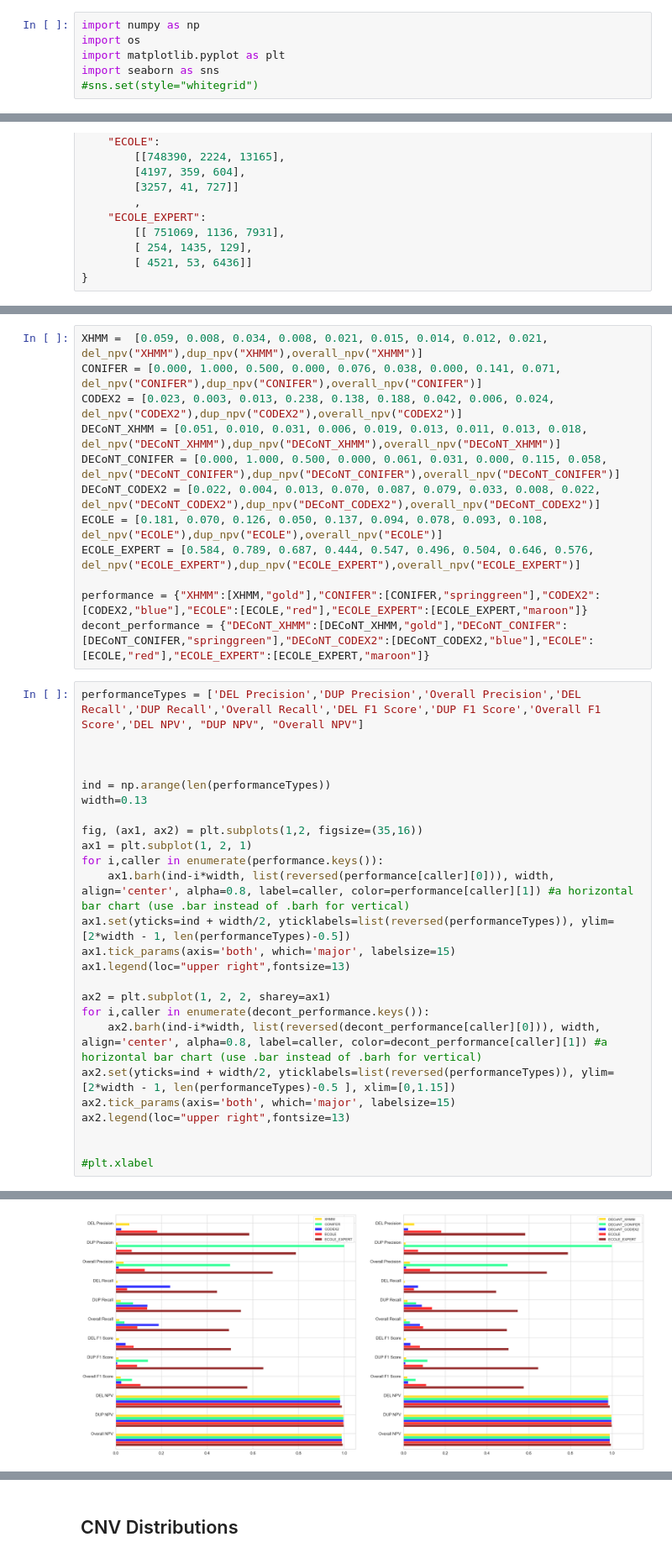
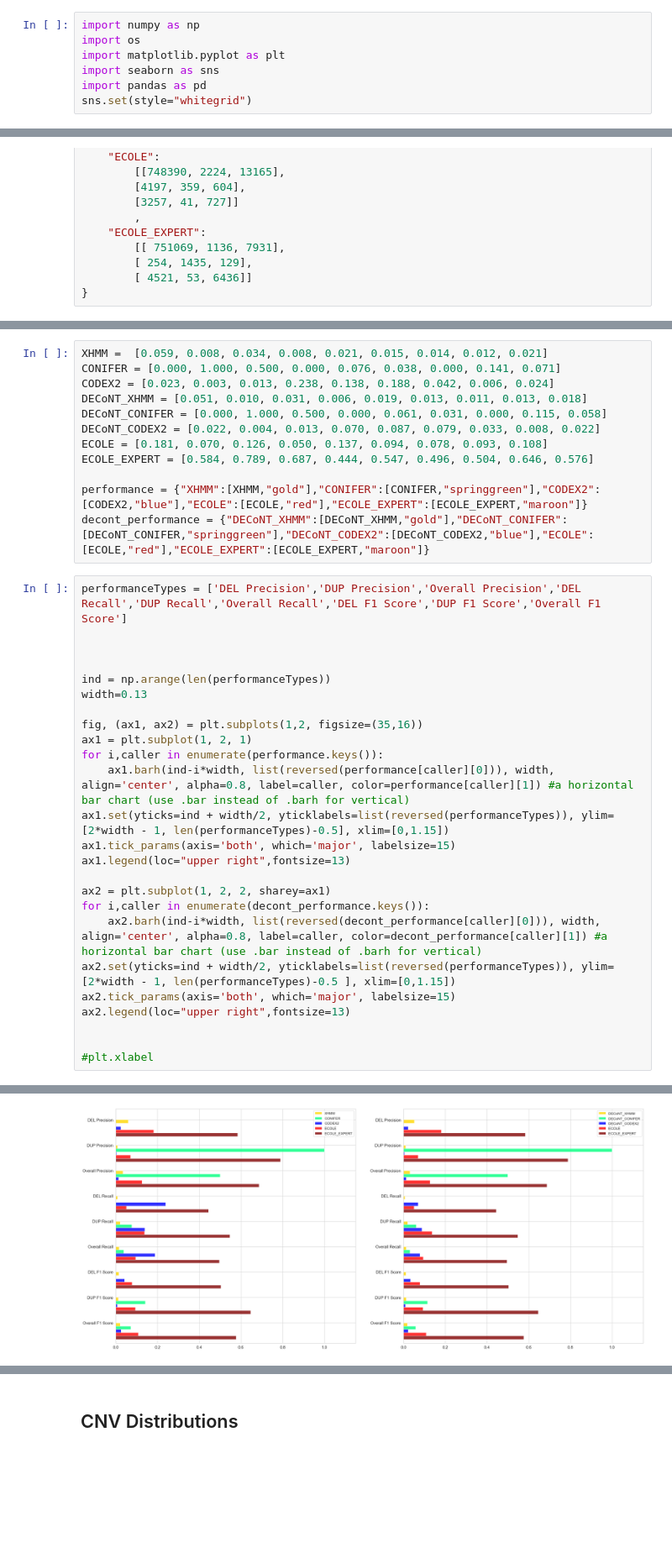
Before and after one commit to alperylmzz/ECOLE-revision, a Jupyter notebook: Figure 3.ipynb, the cells around one changed output, grey strips where cells are left out. Shown at 84% size. Cells and saved outputs as stored; diff of their text form; blank space fills up the shorter version.

```diff
--- a/Figure 3.ipynb
+++ b/Figure 3.ipynb
@@ -5,7 +5,8 @@ import numpy as np
 import os
 import matplotlib.pyplot as plt
 import seaborn as sns
-#sns.set(style="whitegrid")
+import pandas as pd
+sns.set(style="whitegrid")
 # %% [markdown]
 ## Beautifying Figure 3
 # %%
@@ -66,40 +108,40 @@ def overall_npv(method):
 # %%
-XHMM =  [0.059, 0.008, 0.034, 0.008, 0.021, 0.015, 0.014, 0.012, 0.021, del_npv("XHMM"),dup_npv("XHMM"),overall_npv("XHMM")]
-CONIFER = [0.000, 1.000, 0.500, 0.000, 0.076, 0.038, 0.000, 0.141, 0.071, del_npv("CONIFER"),dup_npv("CONIFER"),overall_npv("CONIFER")]
-CODEX2 = [0.023, 0.003, 0.013, 0.238, 0.138, 0.188, 0.042, 0.006, 0.024, del_npv("CODEX2"),dup_npv("CODEX2"),overall_npv("CODEX2")]
-DECoNT_XHMM = [0.051, 0.010, 0.031, 0.006, 0.019, 0.013, 0.011, 0.013, 0.018, del_npv("DECoNT_XHMM"),dup_npv("DECoNT_XHMM"),overall_npv("DECoNT_XHMM")]
-DECoNT_CONIFER = [0.000, 1.000, 0.500, 0.000, 0.061, 0.031, 0.000, 0.115, 0.058, del_npv("DECoNT_CONIFER"),dup_npv("DECoNT_CONIFER"),overall_npv("DECoNT_CONIFER")]
-DECoNT_CODEX2 = [0.022, 0.004, 0.013, 0.070, 0.087, 0.079, 0.033, 0.008, 0.022, del_npv("DECoNT_CODEX2"),dup_npv("DECoNT_CODEX2"),overall_npv("DECoNT_CODEX2")]
-ECOLE = [0.181, 0.070, 0.126, 0.050, 0.137, 0.094, 0.078, 0.093, 0.108, del_npv("ECOLE"),dup_npv("ECOLE"),overall_npv("ECOLE")]
-ECOLE_EXPERT = [0.584, 0.789, 0.687, 0.444, 0.547, 0.496, 0.504, 0.646, 0.576, del_npv("ECOLE_EXPERT"),dup_npv("ECOLE_EXPERT"),overall_npv("ECOLE_EXPERT")]
+XHMM =  [0.059, 0.008, 0.034, 0.008, 0.021, 0.015, 0.014, 0.012, 0.021]
+CONIFER = [0.000, 1.000, 0.500, 0.000, 0.076, 0.038, 0.000, 0.141, 0.071]
+CODEX2 = [0.023, 0.003, 0.013, 0.238, 0.138, 0.188, 0.042, 0.006, 0.024]
+DECoNT_XHMM = [0.051, 0.010, 0.031, 0.006, 0.019, 0.013, 0.011, 0.013, 0.018]
+DECoNT_CONIFER = [0.000, 1.000, 0.500, 0.000, 0.061, 0.031, 0.000, 0.115, 0.058]
+DECoNT_CODEX2 = [0.022, 0.004, 0.013, 0.070, 0.087, 0.079, 0.033, 0.008, 0.022]
+ECOLE = [0.181, 0.070, 0.126, 0.050, 0.137, 0.094, 0.078, 0.093, 0.108]
+ECOLE_EXPERT = [0.584, 0.789, 0.687, 0.444, 0.547, 0.496, 0.504, 0.646, 0.576]
 
 performance = {"XHMM":[XHMM,"gold"],"CONIFER":[CONIFER,"springgreen"],"CODEX2":[CODEX2,"blue"],"ECOLE":[ECOLE,"red"],"ECOLE_EXPERT":[ECOLE_EXPERT,"maroon"]}
 decont_performance = {"DECoNT_XHMM":[DECoNT_XHMM,"gold"],"DECoNT_CONIFER":[DECoNT_CONIFER,"springgreen"],"DECoNT_CODEX2":[DECoNT_CODEX2,"blue"],"ECOLE":[ECOLE,"red"],"ECOLE_EXPERT":[ECOLE_EXPERT,"maroon"]}
 # %%
-performanceTypes = ['DEL Precision','DUP Precision','Overall Precision','DEL Recall','DUP Recall','Overall Recall','DEL F1 Score','DUP F1 Score','Overall F1 Score','DEL NPV', "DUP NPV", "Overall NPV"]
+performanceTypes = ['DEL Precision','DUP Precision','Overall Precision','DEL Recall','DUP Recall','Overall Recall','DEL F1 Score','DUP F1 Score','Overall F1 Score']
 
 
 
 ind = np.arange(len(performanceTypes))
 width=0.13
 
 fig, (ax1, ax2) = plt.subplots(1,2, figsize=(35,16))
 ax1 = plt.subplot(1, 2, 1)
 for i,caller in enumerate(performance.keys()):
     ax1.barh(ind-i*width, list(reversed(performance[caller][0])), width, align='center', alpha=0.8, label=caller, color=performance[caller][1]) #a horizontal bar chart (use .bar instead of .barh for vertical)
-ax1.set(yticks=ind + width/2, yticklabels=list(reversed(performanceTypes)), ylim=[2*width - 1, len(performanceTypes)-0.5])
+ax1.set(yticks=ind + width/2, yticklabels=list(reversed(performanceTypes)), ylim=[2*width - 1, len(performanceTypes)-0.5], xlim=[0,1.15])
 ax1.tick_params(axis='both', which='major', labelsize=15)
 ax1.legend(loc="upper right",fontsize=13)
 
 ax2 = plt.subplot(1, 2, 2, sharey=ax1)
 for i,caller in enumerate(decont_performance.keys()):
     ax2.barh(ind-i*width, list(reversed(decont_performance[caller][0])), width, align='center', alpha=0.8, label=caller, color=decont_performance[caller][1]) #a horizontal bar chart (use .bar instead of .barh for vertical)
 ax2.set(yticks=ind + width/2, yticklabels=list(reversed(performanceTypes)), ylim=[2*width - 1, len(performanceTypes)-0.5 ], xlim=[0,1.15])
 ax2.tick_params(axis='both', which='major', labelsize=15)
 ax2.legend(loc="upper right",fontsize=13)
 
 
 #plt.xlabel
 # %% [output]
 <matplotlib.legend.Legend at 0x...>
-[figure, old version]
+[figure, new version]
```
Also changed, not shown: parts of 5 cells of this notebook, 1 other file.
